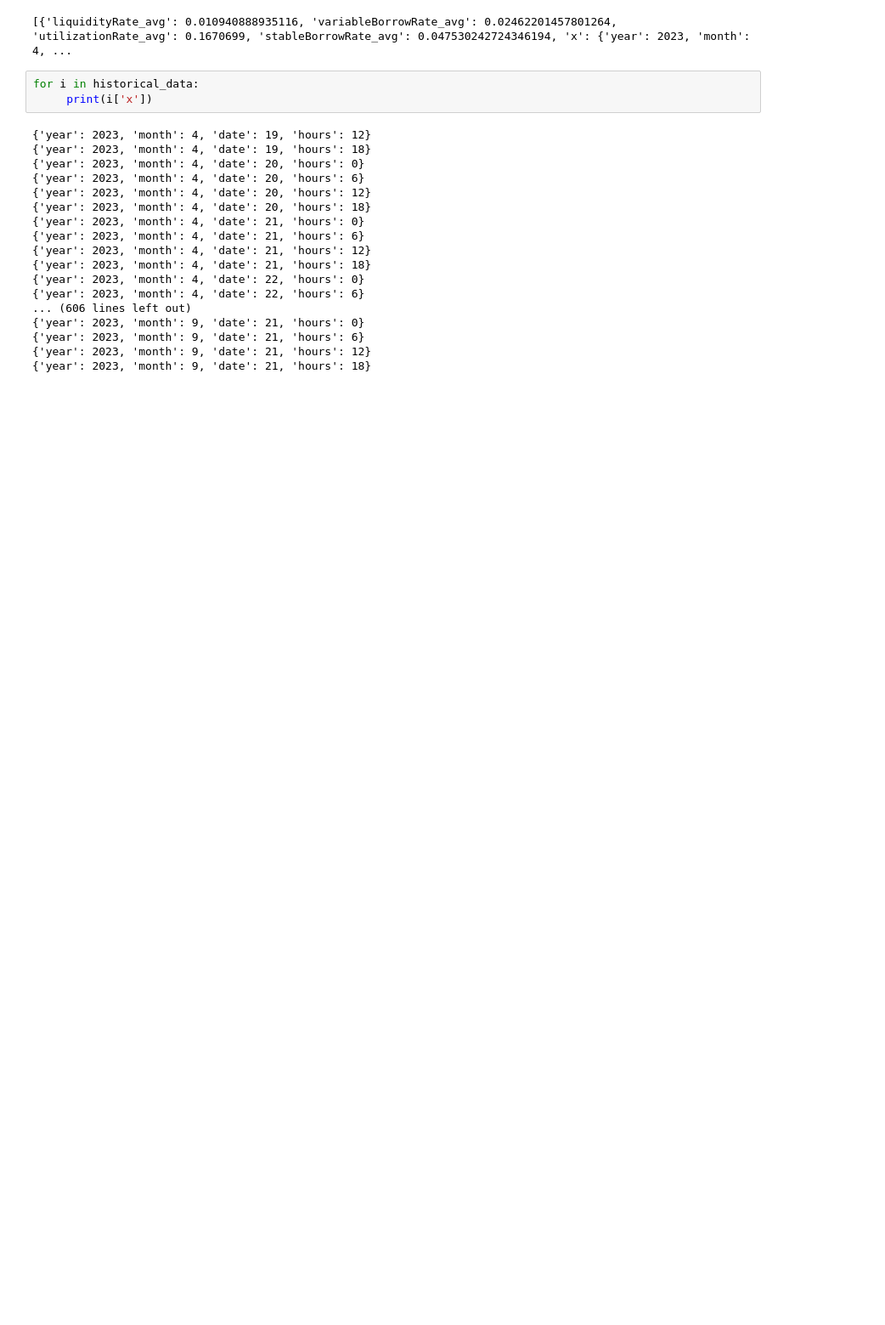
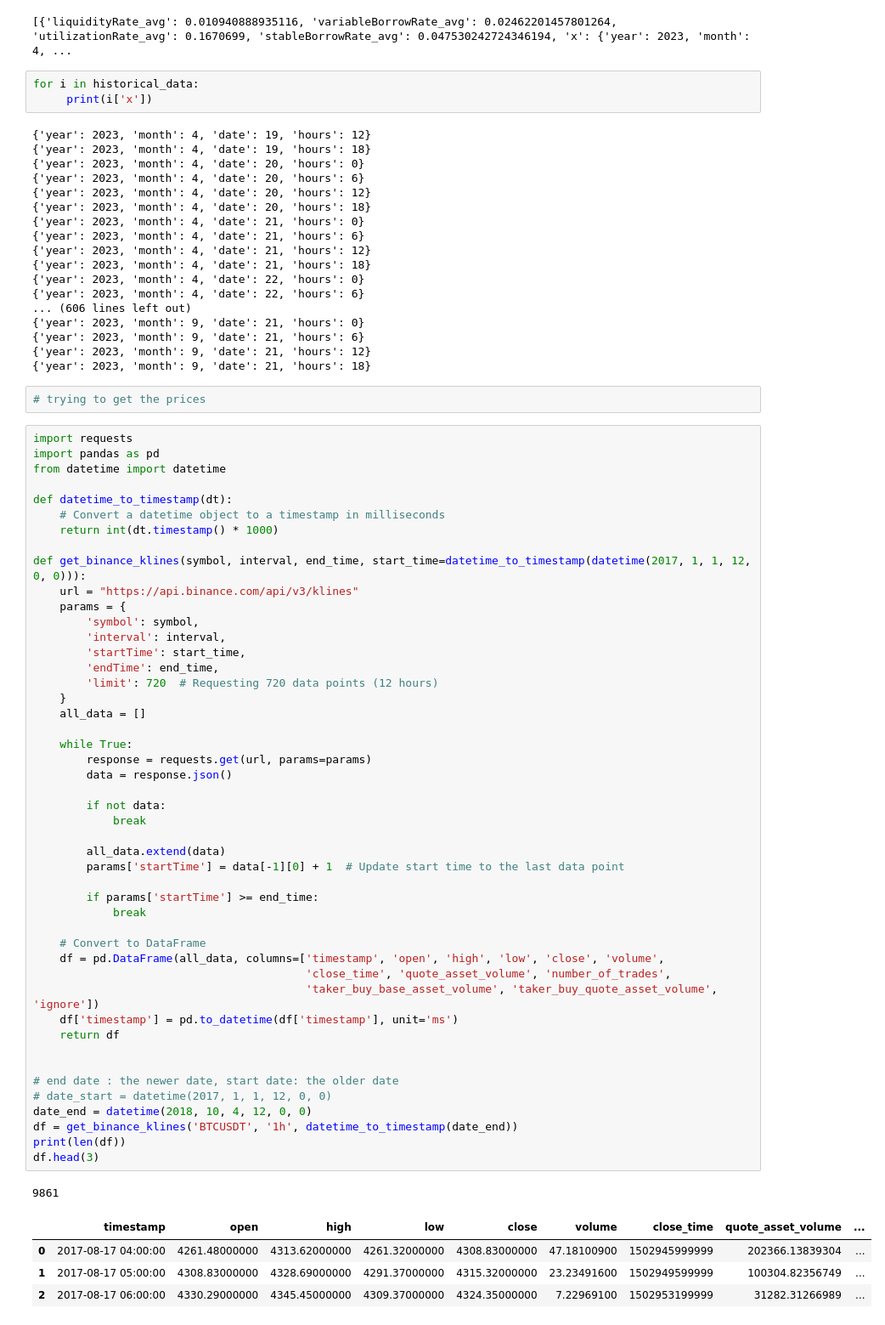
Before and after one commit to nikanhg/Funding_rate_Aave, a Jupyter notebook: Nikan/test-aave.ipynb, the cells around one changed output. Shown at 85% size. Cells and saved outputs as stored; diff of their text form; blank space fills up the shorter version.

```diff
--- a/Nikan/test-aave.ipynb
+++ b/Nikan/test-aave.ipynb
@@ -68,3 +68,58 @@ for i in historical_data:
 {'year': 2023, 'month': 9, 'date': 21, 'hours': 6}
 {'year': 2023, 'month': 9, 'date': 21, 'hours': 12}
 {'year': 2023, 'month': 9, 'date': 21, 'hours': 18}
+# %%
+# trying to get the prices
+# %%
+import requests
+import pandas as pd
+from datetime import datetime
+
+def datetime_to_timestamp(dt):
+    # Convert a datetime object to a timestamp in milliseconds
+    return int(dt.timestamp() * 1000)
+
+def get_binance_klines(symbol, interval, end_time, start_time=datetime_to_timestamp(datetime(2017, 1, 1, 12, 0, 0))):
+    url = "https://api.binance.com/api/v3/klines"
+    params = {
+        'symbol': symbol,
+        'interval': interval,
+        'startTime': start_time,
+        'endTime': end_time,
+        'limit': 720  # Requesting 720 data points (12 hours)
+    }
+    all_data = []
+
+    while True:
+        response = requests.get(url, params=params)
+        data = response.json()
+
+        if not data:
+            break
+
+        all_data.extend(data)
+        params['startTime'] = data[-1][0] + 1  # Update start time to the last data point
+
+        if params['startTime'] >= end_time:
+            break
+
+    # Convert to DataFrame
+    df = pd.DataFrame(all_data, columns=['timestamp', 'open', 'high', 'low', 'close', 'volume',
+                                         'close_time', 'quote_asset_volume', 'number_of_trades',
+                                         'taker_buy_base_asset_volume', 'taker_buy_quote_asset_volume', 'ignore'])
+    df['timestamp'] = pd.to_datetime(df['timestamp'], unit='ms')
+    return df
+
+
+# end date : the newer date, start date: the older date
+# date_start = datetime(2017, 1, 1, 12, 0, 0)
+date_end = datetime(2018, 10, 4, 12, 0, 0)
+df = get_binance_klines('BTCUSDT', '1h', datetime_to_timestamp(date_end))
+print(len(df))
+df.head(3)
+# %% [output]
+9861
+|  | timestamp | open | high | low | close | volume | close_time | quote_asset_volume | ... |
+| 0 | 2017-08-17 04:00:00 | 4261.48000000 | 4313.62000000 | 4261.32000000 | 4308.83000000 | 47.18100900 | 1502945999999 | 202366.13839304 | ... |
+| 1 | 2017-08-17 05:00:00 | 4308.83000000 | 4328.69000000 | 4291.37000000 | 4315.32000000 | 23.23491600 | 1502949599999 | 100304.82356749 | ... |
+| 2 | 2017-08-17 06:00:00 | 4330.29000000 | 4345.45000000 | 4309.37000000 | 4324.35000000 | 7.22969100 | 1502953199999 | 31282.31266989 | ... |
```
Also changed, not shown: parts of 13 cells of this notebook, 1 other file.
